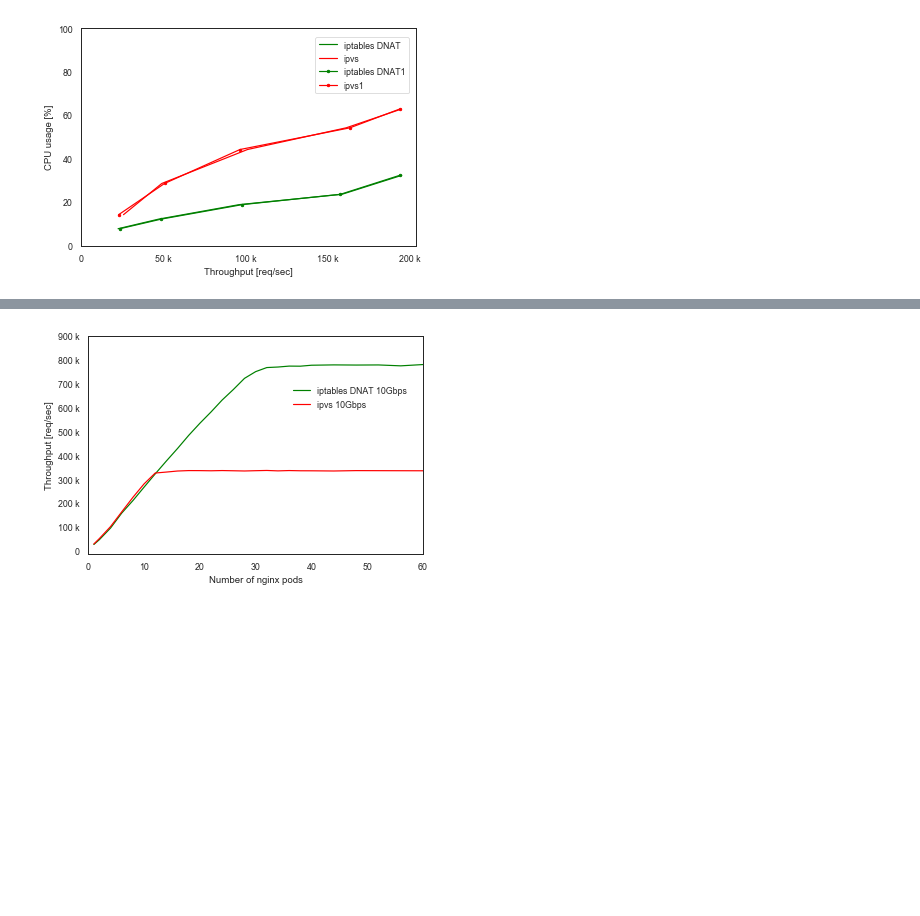
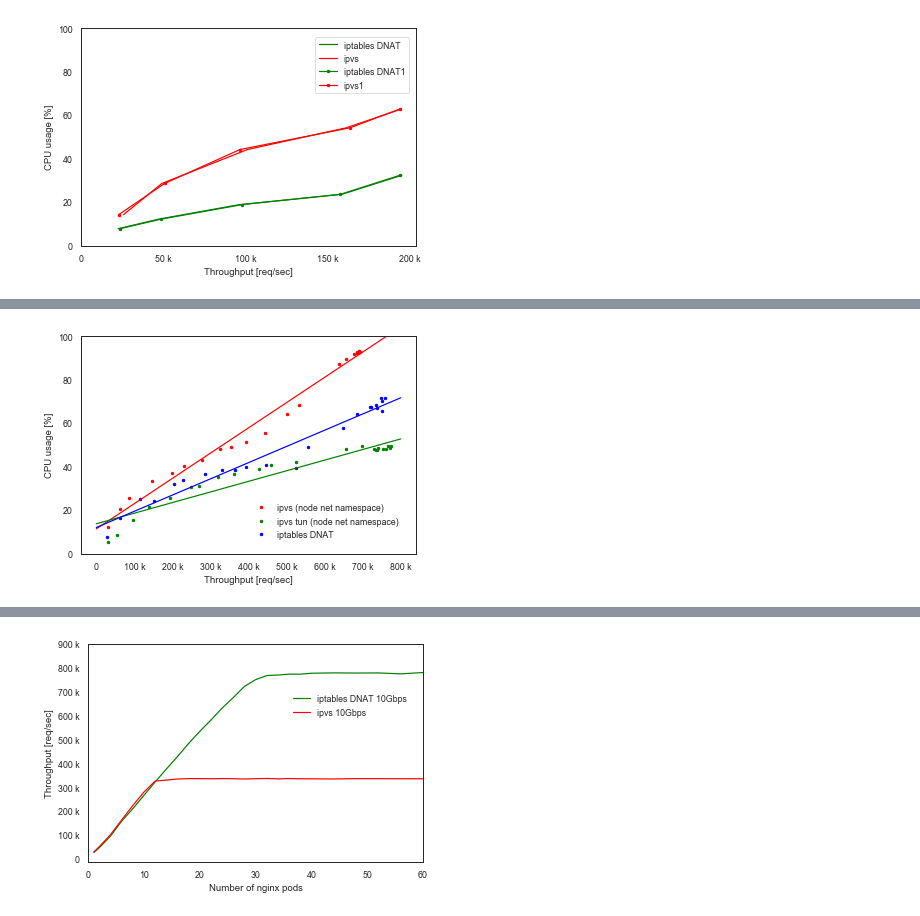
Before and after one commit to ktaka-ccmp/kube-lb-bench, a Jupyter notebook: PHD_THESIS.ipynb, the cells around one changed output, grey strips where cells are left out. Drawn from its saved outputs; the diff is of its cells as text; code cells hidden in the pictures; blank space fills up the shorter version.

```diff
--- a/PHD_THESIS.ipynb
+++ b/PHD_THESIS.ipynb
@@ -1446,0 +1515,76 @@ plt.show()
+# %%
+import numpy as np
+import pandas as pd
+import matplotlib.pyplot as plt
+get_ipython().magic('matplotlib inline')
+
+import seaborn as sns
+sns.set_style("white")
+sns.set_context("paper")
+
+from matplotlib.ticker import FuncFormatter
+
+def y_fmt(y, pos):
+    decades = [1e9, 1e6, 1e3, 1e0, 1e-3, 1e-6, 1e-9 ]
+    suffix  = ["G", "M", "k", "" , "m" , "u", "n"  ]
+    if y == 0:
+        return str(0)
+    for i, d in enumerate(decades):
+        if np.abs(y) >=d:
+            val = y/float(d)
+            signf = len(str(val).split(".")[1])
+            if signf == 0:
+                return '{val:d} {suffix}'.format(val=int(val), suffix=suffix[i])
+            else:
+                if signf == 1:
+#                    print (val, signf)
+                    if str(val).split(".")[1] == "0":
+                       return '{val:d} {suffix}'.format(val=int(round(val)), suffix=suffix[i])
+                tx = "{"+"val:.{signf}f".format(signf = signf) +"} {suffix}"
+                return tx.format(val=val, suffix=suffix[i])
+
+                #return y
+    return y
+
+fig = plt.figure(figsize=(6, 4))
+ax1 = fig.add_subplot(111)
+
+ipvs1 = np.loadtxt("KuruwaNew/Try02_cubic_lvs_on_node/cpuidle_rss_rps_rfs_xps_1_0_0_0/ipvs_1_0.csv",usecols=(0,1,2,3,4,5,6,7), delimiter=',', unpack=True, skiprows=1)
+ipvstun1 = np.loadtxt("KuruwaNew/Try02_cubic_lvs_on_node//cpuidle_rss_rps_rfs_xps_1_0_0_0/ipvstun_1_0.csv",usecols=(0,1,2,3,4,5,6,7), delimiter=',', unpack=True, skiprows=1)
+iptd1 = np.loadtxt("KuruwaNew/Try01_cubic_10g/cpuidle_rss_rps_rfs_xps_1_0_0_0/iptd_1_5.csv",usecols=(0,1,2,3,4,5,6,7), delimiter=',', unpack=True, skiprows=1)
+
+ax1.plot(ipvs1[1],100-ipvs1[2],  color='r', ls='', marker='.', label='ipvs (node net namespace)')
+ax1.plot(ipvstun1[1], 100-ipvstun1[2],  color='g', ls='', marker='.', label='ipvs tun (node net namespace)')
+ax1.plot(iptd1[1],100-iptd1[2],  color='b', ls='', marker='.', label='iptables DNAT')
+
+ipvs1_a, ipvs1_b = np.polyfit(ipvs1[1], 100-ipvs1[2], 1)
+ipvstun1_a, ipvstun1_b = np.polyfit(ipvstun1[1], 100-ipvstun1[2], 1)
+iptd1_a, iptd1_b = np.polyfit(iptd1[1], 100-iptd1[2], 1)
+
+x = np.arange(8e5)
+
+ax1.plot(x, ipvs1_a * x + ipvs1_b,  color='r', ls='-', marker='', label='')
+ax1.plot(x, ipvstun1_a * x + ipvstun1_b,  color='g', ls='-', marker='', label='')
+ax1.plot(x, iptd1_a * x + iptd1_b,  color='b', ls='-', marker='', label='')
+
+# ipvs0 = np.loadtxt("KuruwaNew/Try01_cubic_10g/cpuidle_rss_rps_rfs_xps_1_0_0_0/ipvs_1_5.csv",usecols=(0,1,2,3,4,5,6,7), delimiter=',', unpack=True, skiprows=1)
+# ipvstun0 = np.loadtxt("KuruwaNew/Try01_cubic_10g/cpuidle_rss_rps_rfs_xps_1_0_0_0/ipvstun_1_5.csv",usecols=(0,1,2,3,4,5,6,7), delimiter=',', unpack=True, skiprows=1)
+
+# ipvs0_a, ipvs0_b = np.polyfit(ipvs0[1], 100-ipvs0[2], 1)
+# ipvstun0_a, ipvstun0_b = np.polyfit(ipvstun0[1], 100-ipvstun0[2], 1)
+
+# ax1.plot(x, ipvs0_a * x + ipvs0_b,  color='r', ls=':', marker='', label='')
+# ax1.plot(x, ipvstun0_a * x + ipvstun0_b,  color='g', ls='--', marker='', label='')
+
+ax1.xaxis.set_major_formatter(FuncFormatter(y_fmt))
+ax1.set_xticks(np.arange(0, 800001, 100000))
+
+ax1.set_ylim(0,100)
+ax1.set_xlabel('Throughput [req/sec]')
+ax1.set_ylabel('CPU usage [%]')
+ax1.legend(frameon=False,loc=(0.5,0.05))
+
+# plt.show()
+plt.savefig('PHD_THESIS_FIGS/cpu_usage_10g_node_ns.png', bbox_inches="tight", dpi=300)
+# %% [output]
+[figure, added]
```
Also changed, not shown: parts of 7 cells of this notebook, 10 other files.
